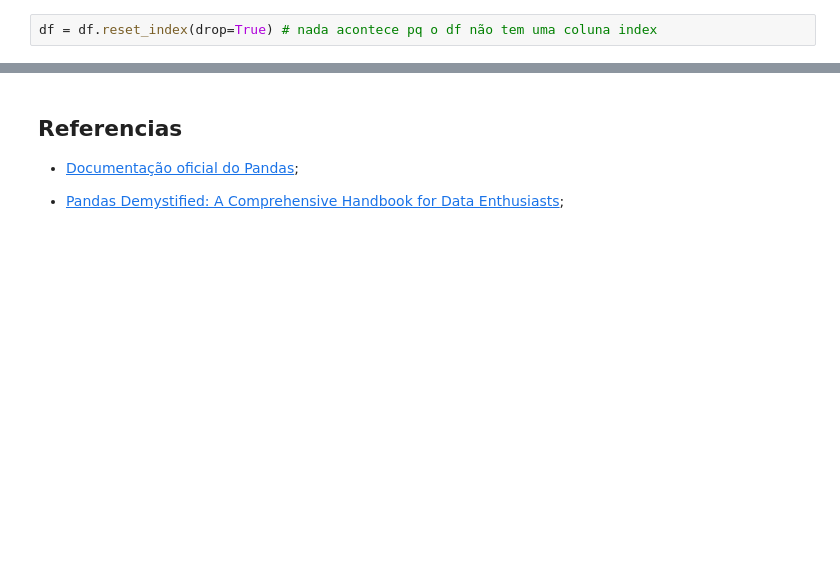
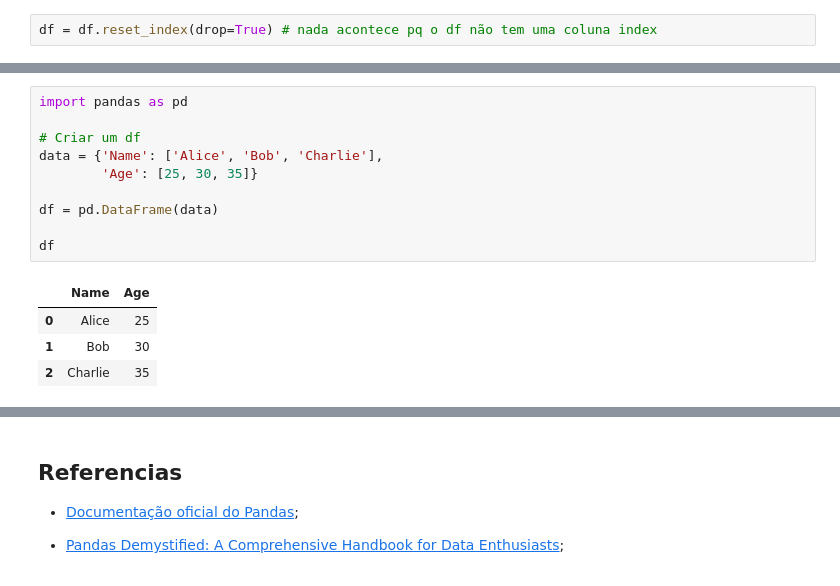
Before and after one commit to saulosgil/pandas_funcoes_basicas, a Jupyter notebook: pandas.ipynb, the cells around one changed output, grey strips where cells are left out. Drawn from its saved outputs; the diff is of its cells as text; blank space fills up the shorter version.

```diff
--- a/pandas.ipynb
+++ b/pandas.ipynb
@@ -469,0 +615,15 @@ df = df.reset_index(drop=True) # nada acontece pq o df não tem uma coluna index
+# %%
+import pandas as pd
+
+# Criar um df
+data = {'Name': ['Alice', 'Bob', 'Charlie'],
+        'Age': [25, 30, 35]}
+
+df = pd.DataFrame(data)
+
+df
+# %% [output]
+|  | Name | Age |
+| 0 | Alice | 25 |
+| 1 | Bob | 30 |
+| 2 | Charlie | 35 |
```
Also changed, not shown: parts of 43 cells of this notebook.
